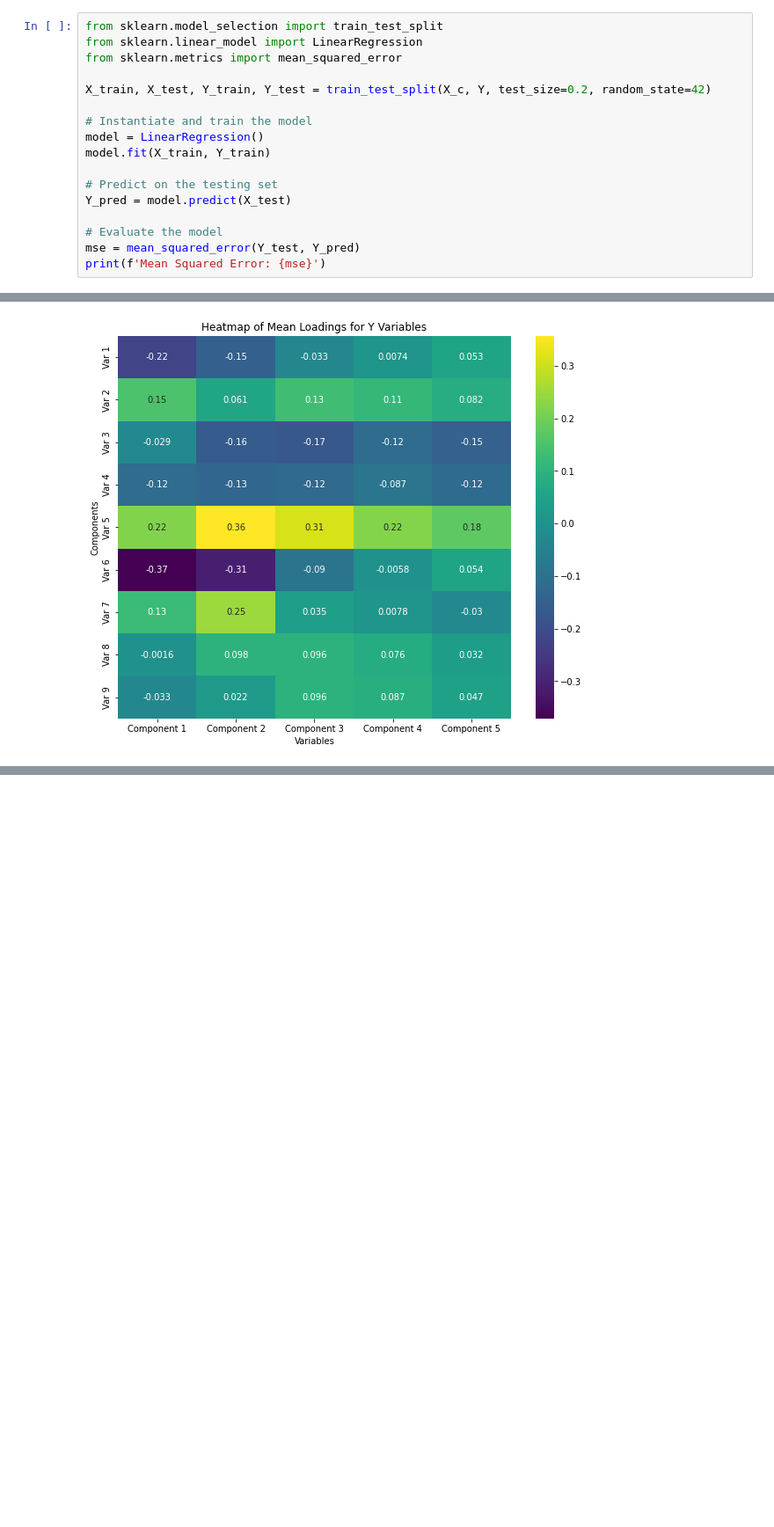
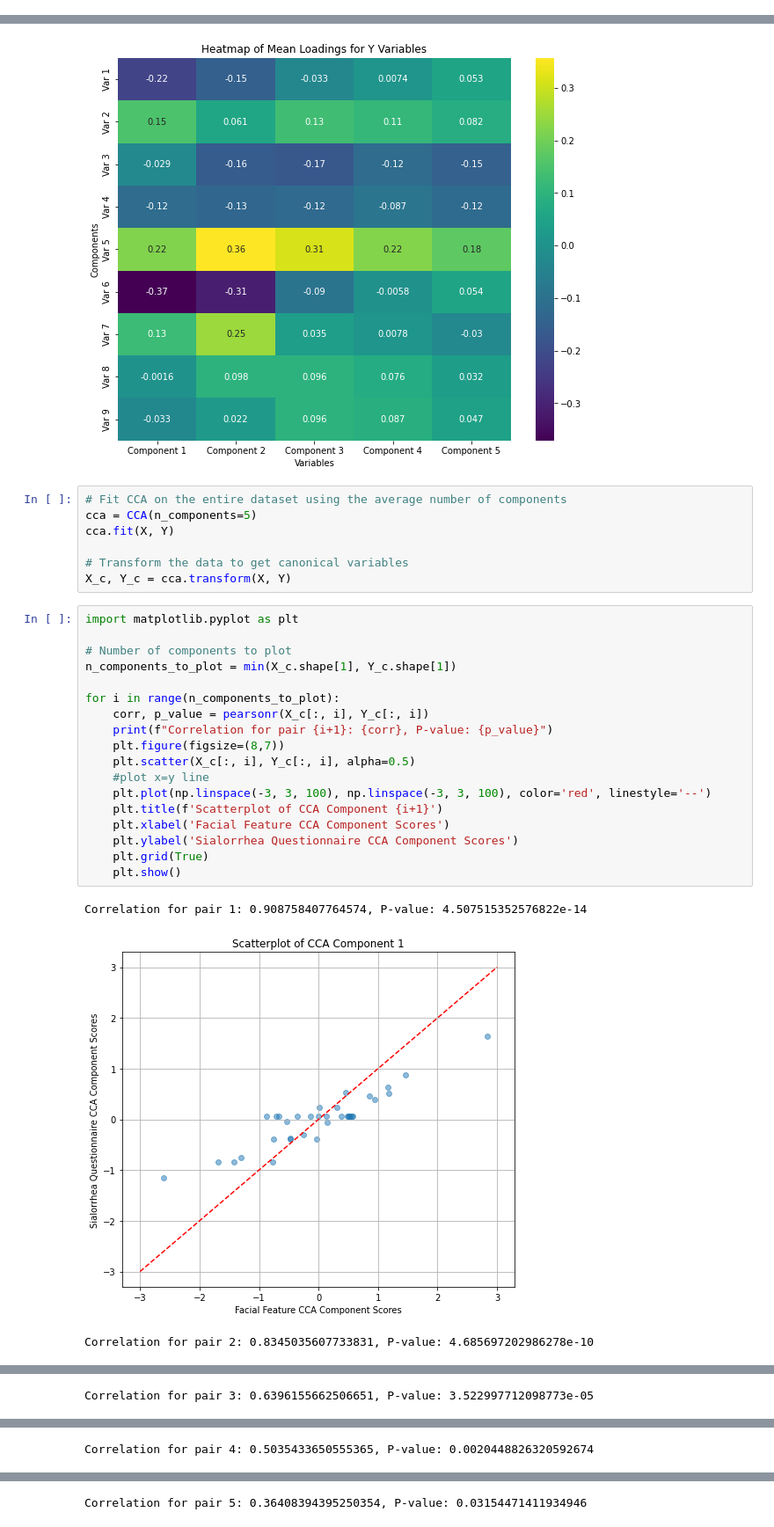
Before and after one commit to McKeownLab/Sialorrhea, a Jupyter notebook: feature_analysis.ipynb, the cells around one changed output, grey strips where cells are left out. Shown: that part at 88% size. Saved outputs shown, nothing was run; the diff lists cells and outputs as text; blank space fills up the shorter version.

Commit message:
Correlations added

```diff
--- a/feature_analysis.ipynb
+++ b/feature_analysis.ipynb
@@ -240,20 +224,3 @@ Correlation for pair 6: 0.7585141875377478, P-value: 1.2980888103969462e-07
 Correlation for pair 7: 0.6588340925965828, P-value: 1.6839949017825685e-05
 Correlation for pair 8: 0.5075382285198562, P-value: 0.0018574809641624017
 Correlation for pair 9: 0.49257506518805955, P-value: 0.0026469260187512882
-# %%
-from sklearn.model_selection import train_test_split
-from sklearn.linear_model import LinearRegression
-from sklearn.metrics import mean_squared_error
-
-X_train, X_test, Y_train, Y_test = train_test_split(X_c, Y, test_size=0.2, random_state=42)
-
-# Instantiate and train the model
-model = LinearRegression()
-model.fit(X_train, Y_train)
-
-# Predict on the testing set
-Y_pred = model.predict(X_test)
-
-# Evaluate the model
-mse = mean_squared_error(Y_test, Y_pred)
-print(f'Mean Squared Error: {mse}')
@@ -451,3 +404,32 @@ plt.show()
 # %% [output]
 [figure]
 [figure]
+# %%
+# Fit CCA on the entire dataset using the average number of components
+cca = CCA(n_components=5)
+cca.fit(X, Y)
+
+# Transform the data to get canonical variables
+X_c, Y_c = cca.transform(X, Y)
+# %%
+import matplotlib.pyplot as plt
+
+# Number of components to plot
+n_components_to_plot = min(X_c.shape[1], Y_c.shape[1])
+
+for i in range(n_components_to_plot):
+    corr, p_value = pearsonr(X_c[:, i], Y_c[:, i])
+    print(f"Correlation for pair {i+1}: {corr}, P-value: {p_value}")
+    plt.figure(figsize=(8,7))
+    plt.scatter(X_c[:, i], Y_c[:, i], alpha=0.5)
+    #plot x=y line
+    plt.plot(np.linspace(-3, 3, 100), np.linspace(-3, 3, 100), color='red', linestyle='--')
+    plt.title(f'Scatterplot of CCA Component {i+1}')
+    plt.xlabel('Facial Feature CCA Component Scores')
+    plt.ylabel('Sialorrhea Questionnaire CCA Component Scores')
+    plt.grid(True)
+    plt.show()
+# %% [output]
+Correlation for pair 1: 0.908758407764574, P-value: 4.507515352576822e-14
+[figure, added]
+Correlation for pair 2: 0.8345035607733831, P-value: 4.685697202986278e-10
@@ -453,0 +437 @@ plt.show()
+Correlation for pair 3: 0.6396155662506651, P-value: 3.522997712098773e-05
@@ -453,0 +439 @@ plt.show()
+Correlation for pair 4: 0.5035433650555365, P-value: 0.0020448826320592674
@@ -453,0 +441 @@ plt.show()
+Correlation for pair 5: 0.36408394395250354, P-value: 0.03154471411934946
```
Also changed, not shown: parts of 4 cells of this notebook.
